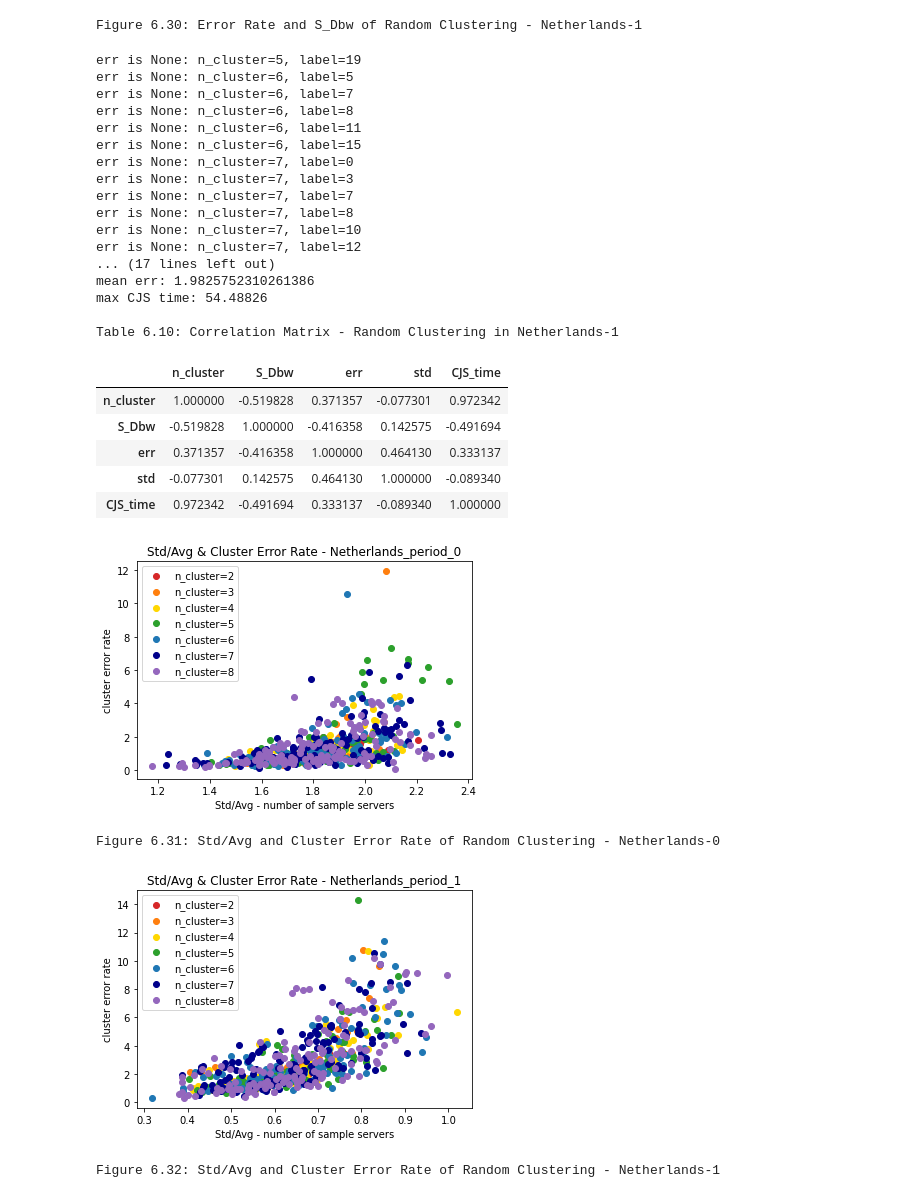
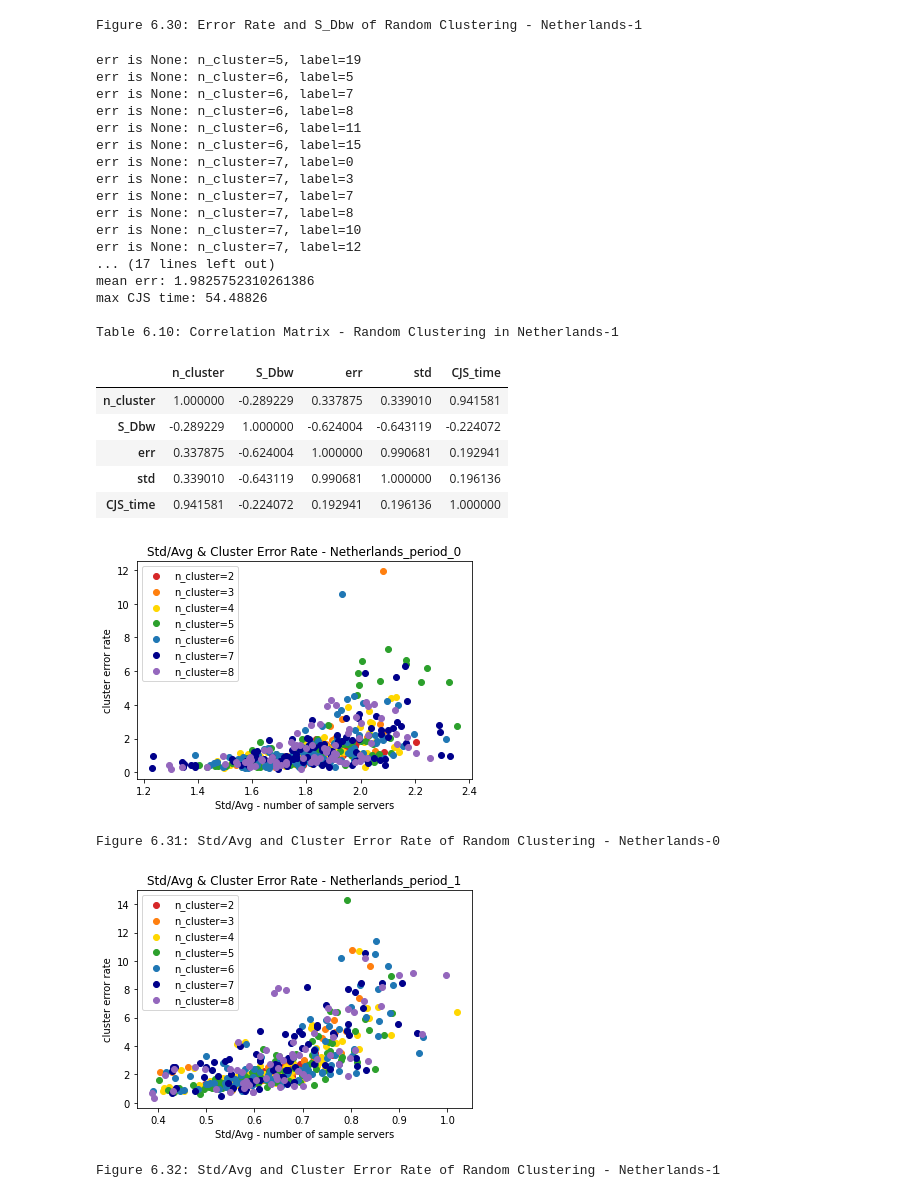
Before and after one commit to smarthercules/Data-Analysis-for-Twitch-CDN, a Jupyter notebook: Program/ch6_Sensitivity_Analysis.ipynb, the cells around one changed output. Saved outputs shown, nothing was run; the diff lists cells and outputs as text; code cells hidden in the pictures.

```diff
--- a/Program/ch6_Sensitivity_Analysis.ipynb
+++ b/Program/ch6_Sensitivity_Analysis.ipynb
@@ -1573,7 +1581,7 @@ Figure 6.30: Error Rate and S_Dbw of Random Clustering - Netherlands-1
 nl_rm_random_data_df_p1 = get_rm_df(nl_rm_s_dbw_record_p1, nl_rm_err_record_p1, nl_rm_std_record_p1, nl_rm_time_record_p1)
 
 print('\nTable 6.10: Correlation Matrix - Random Clustering in Netherlands-1')
-nl_rm_random_data_df_p0.astype('float64').corr()
+nl_rm_random_data_df_p1.astype('float64').corr()
 # %% [output]
 err is None: n_cluster=5, label=19
 err is None: n_cluster=6, label=5
@@ -1593,11 +1601,11 @@ max CJS time: 54.48826
 
 Table 6.10: Correlation Matrix - Random Clustering in Netherlands-1
 |  | n_cluster | S_Dbw | err | std | CJS_time |
-| n_cluster | 1.000000 | -0.519828 | 0.371357 | -0.077301 | 0.972342 |
-| S_Dbw | -0.519828 | 1.000000 | -0.416358 | 0.142575 | -0.491694 |
-| err | 0.371357 | -0.416358 | 1.000000 | 0.464130 | 0.333137 |
-| std | -0.077301 | 0.142575 | 0.464130 | 1.000000 | -0.089340 |
-| CJS_time | 0.972342 | -0.491694 | 0.333137 | -0.089340 | 1.000000 |
+| n_cluster | 1.000000 | -0.289229 | 0.337875 | 0.339010 | 0.941581 |
+| S_Dbw | -0.289229 | 1.000000 | -0.624004 | -0.643119 | -0.224072 |
+| err | 0.337875 | -0.624004 | 1.000000 | 0.990681 | 0.192941 |
+| std | 0.339010 | -0.643119 | 0.990681 | 1.000000 | 0.196136 |
+| CJS_time | 0.941581 | -0.224072 | 0.192941 | 0.196136 | 1.000000 |
 # %%
 nl_ip_date_dict_p0, nl_baseline_ip_sum_p0 = get_baseline_ip_sum(nl_data_period_0)
 nl_ip_date_dict_p1, nl_baseline_ip_sum_p1 = get_baseline_ip_sum(nl_data_period_1)
@@ -1616,26 +1624,26 @@ set_ip_trans_count_dict['Netherlands'] = [nl_ip_trans_count_dict_p0, nl_ip_trans
 
 data_loc = 'Netherlands'
 nl_rm_data_cluster_df_p0, nl_rm_data_df_p0 = get_alternative_metric(data_loc, nl_data_period_0, period_choose=0,
-                                                              label_amount=20, cluster_err_up_limit=100, random_path=True)
+                                                              label_amount=20, err_up_limit=100, random_path=True)
 data_loc_period =  'Netherlands_period_0'
 plot_StdAvg_ClusterErr(nl_rm_data_cluster_df_p0, data_loc_period)
 
 print('Figure 6.31: Std/Avg and Cluster Error Rate of Random Clustering - Netherlands-0')
 # %% [output]
-[figure, old version]
+[figure, new version]
 Figure 6.31: Std/Avg and Cluster Error Rate of Random Clustering - Netherlands-0
 # %%
 # Figure 6.32: Std/Avg and Cluster Error Rate of Random Clustering - Netherlands-1
 
 data_loc = 'Netherlands'
 nl_rm_data_cluster_df_p1, nl_rm_data_df_p1 = get_alternative_metric(data_loc, nl_data_period_1, period_choose=1,
-                                                              label_amount=20, cluster_err_up_limit=100, random_path=True)
+                                                              label_amount=20, err_up_limit=100, random_path=True)
 data_loc_period =  'Netherlands_period_1'
 plot_StdAvg_ClusterErr(nl_rm_data_cluster_df_p1, data_loc_period)
 
 print('Figure 6.32: Std/Avg and Cluster Error Rate of Random Clustering - Netherlands-1')
 # %% [output]
-[figure, old version]
+[figure, new version]
 Figure 6.32: Std/Avg and Cluster Error Rate of Random Clustering - Netherlands-1
 # %%
 # 6.5 CJS Model in Germany
```
Also changed, not shown: parts of 30 cells of this notebook.
